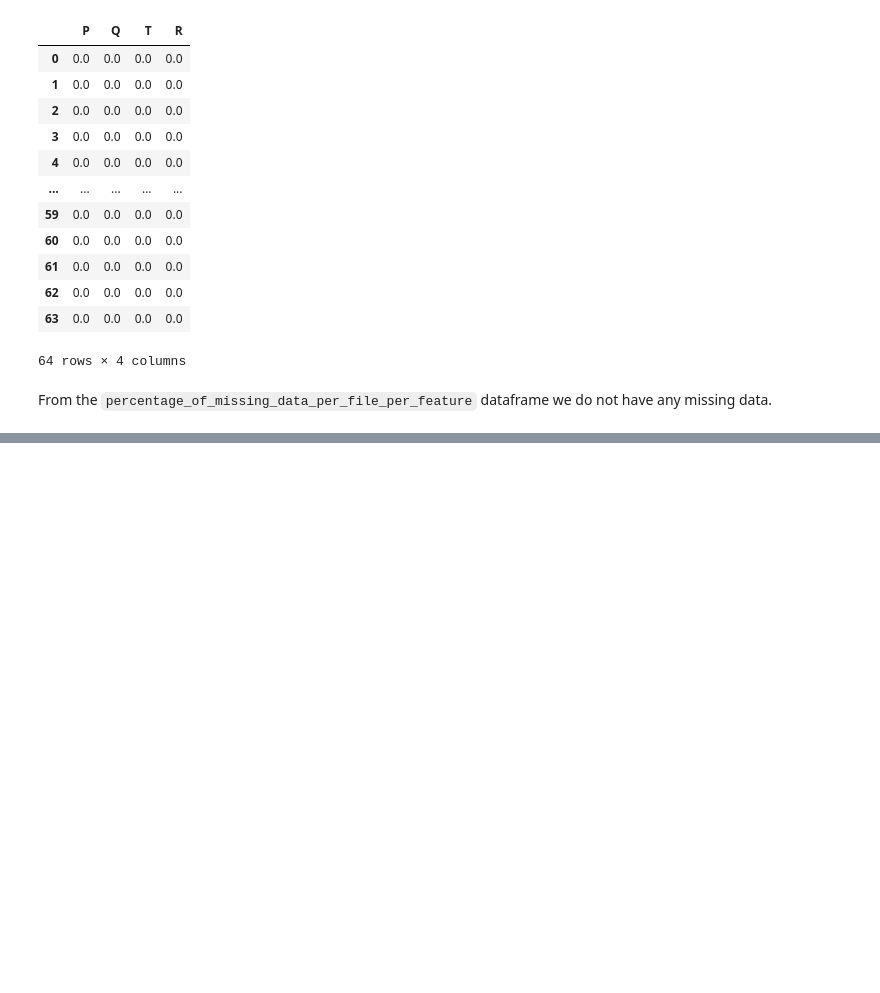
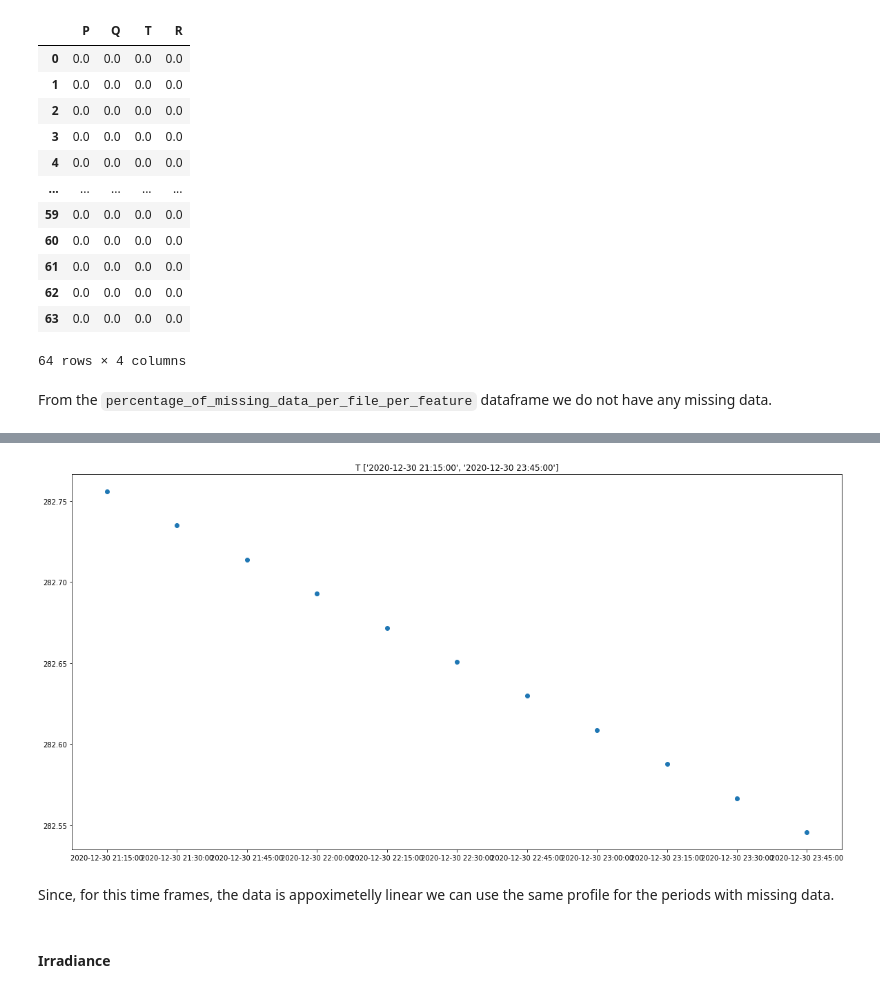
Before and after one commit to jamilsonjr/AI-to-forecast-constraints-in-the-energy-systems, a Jupyter notebook: jupyter_notebooks/cleaning_profile_data.ipynb, the cells around one changed output, grey strips where cells are left out. Cells and saved outputs as stored; diff of their text form; code cells hidden in the pictures; blank space fills up the shorter version.

```diff
--- a/jupyter_notebooks/cleaning_profile_data.ipynb
+++ b/jupyter_notebooks/cleaning_profile_data.ipynb
@@ -312,0 +392,6 @@ def get_data_from_month_of_year(df, year, month):
+# %%
+plot_data_from_time_limits(target_pv_data, 'T', ['2020-12-30 21:15:00',  '2020-12-30 23:45:00'])
+# %% [output]
+[figure, added]
+# %% [markdown]
+Since, for this time frames, the data is appoximetelly linear we can use the same profile for the periods with missing data.
@@ -312,0 +413,2 @@ def get_data_from_month_of_year(df, year, month):
+# %% [markdown]
+#### Irradiance
```
Also changed, not shown: parts of 31 cells of this notebook.
